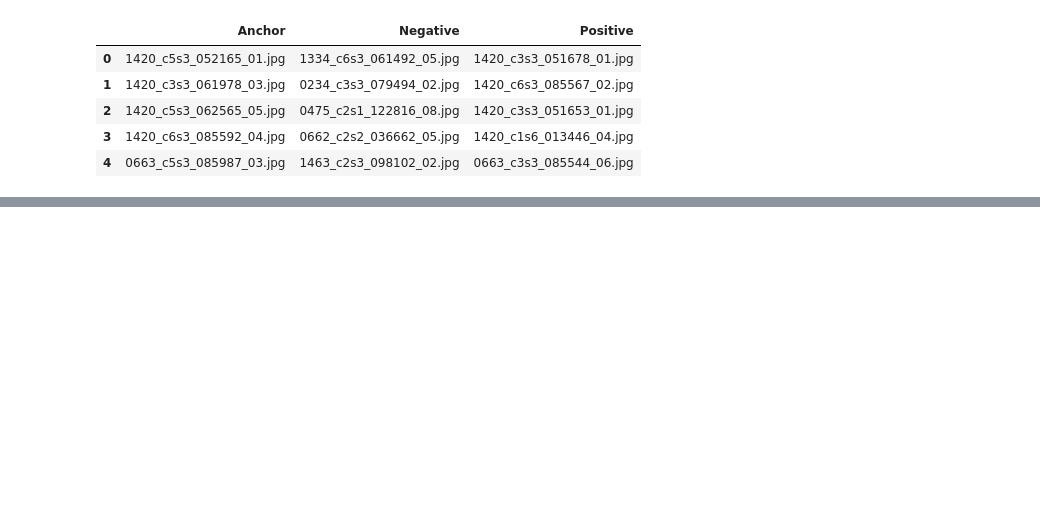
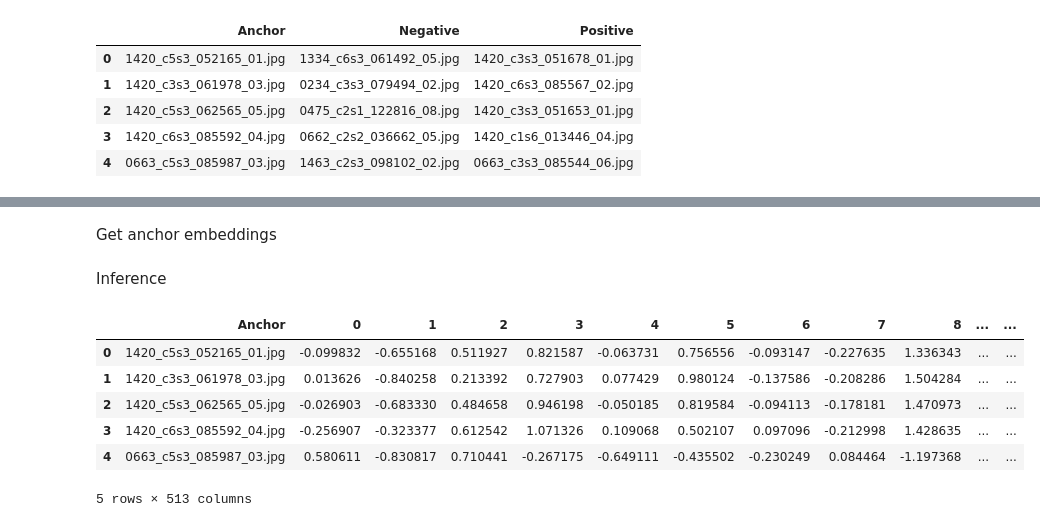
Before and after one commit to dhwanijhawan/DeepLearning, a Jupyter notebook: siamese.ipynb, the cells around one changed output, grey strips where cells are left out. Drawn from its saved outputs; the diff is of its cells as text; code cells hidden in the pictures; blank space fills up the shorter version.

```diff
--- a/siamese.ipynb
+++ b/siamese.ipynb
@@ -70,0 +243,3 @@ df.head()
+# %%
+criterion = nn.TripletMarginLoss()
+optimizer = torch.optim.Adam(model.parameters(), lr = learning_rate)
@@ -70,0 +248,12 @@ df.head()
+# %%
+best_valid_loss = np.inf
+for i in range(epochs):
+  train_loss = train_fn(model, trainloader, optimizer, criterion )
+  valid_loss = eval_fn(model, validloader, criterion)
+
+  if valid_loss < best_valid_loss:
+    torch.save(model.state_dict(), 'best_model.pt')
+    best_valid_loss = valid_loss
+    print("saved_weights_success")
+
+  print(f"epochs: {i + 1} train_loss : {train_loss} valid_loss: {valid_loss}")
@@ -70,0 +279,36 @@ df.head()
+# %% [markdown]
+Get anchor embeddings
+# %%
+def get_encoding_csv(model, anc_img_names):
+  anc_img_names_arr = np.array(anc_img_names)
+  encodings = []
+
+  model.eval()
+  with torch.no_grad():
+    for i in tqdm(anc_img_names_arr):
+      a = io.imread(data_dir + i)
+      a = torch.from_numpy(a).permute(2,0,1)/255.0
+      a = a.to(device)
+      a_enc = model(a.unsqueeze(0))
+      encodings.append(a_enc.squeeze().cpu().detach().numpy())
+
+    encodings = np.array(encodings)
+    encodings = pd.DataFrame(encodings)
+    df_enc = pd.concat([anc_img_names, encodings], axis = 1)
+  return df_enc
+# %%
+model.load_state_dict(torch.load('best_model.pt'))
+df_enc = get_encoding_csv(model, df['Anchor'])
+# %% [markdown]
+Inference
+# %%
+df_enc.to_csv('database.csv', index = False)
+df_enc.head()
+# %% [output]
+|  | Anchor | 0 | 1 | 2 | 3 | 4 | 5 | 6 | 7 | 8 | ... | ... |
+| 0 | 1420_c5s3_052165_01.jpg | -0.099832 | -0.655168 | 0.511927 | 0.821587 | -0.063731 | 0.756556 | -0.093147 | -0.227635 | 1.336343 | ... | ... |
+| 1 | 1420_c3s3_061978_03.jpg | 0.013626 | -0.840258 | 0.213392 | 0.727903 | 0.077429 | 0.980124 | -0.137586 | -0.208286 | 1.504284 | ... | ... |
+| 2 | 1420_c5s3_062565_05.jpg | -0.026903 | -0.683330 | 0.484658 | 0.946198 | -0.050185 | 0.819584 | -0.094113 | -0.178181 | 1.470973 | ... | ... |
+| 3 | 1420_c6s3_085592_04.jpg | -0.256907 | -0.323377 | 0.612542 | 1.071326 | 0.109068 | 0.502107 | 0.097096 | -0.212998 | 1.428635 | ... | ... |
+| 4 | 0663_c5s3_085987_03.jpg | 0.580611 | -0.830817 | 0.710441 | -0.267175 | -0.649111 | -0.435502 | -0.230249 | 0.084464 | -1.197368 | ... | ... |
+5 rows × 513 columns
```
Also changed, not shown: parts of 37 cells of this notebook.
